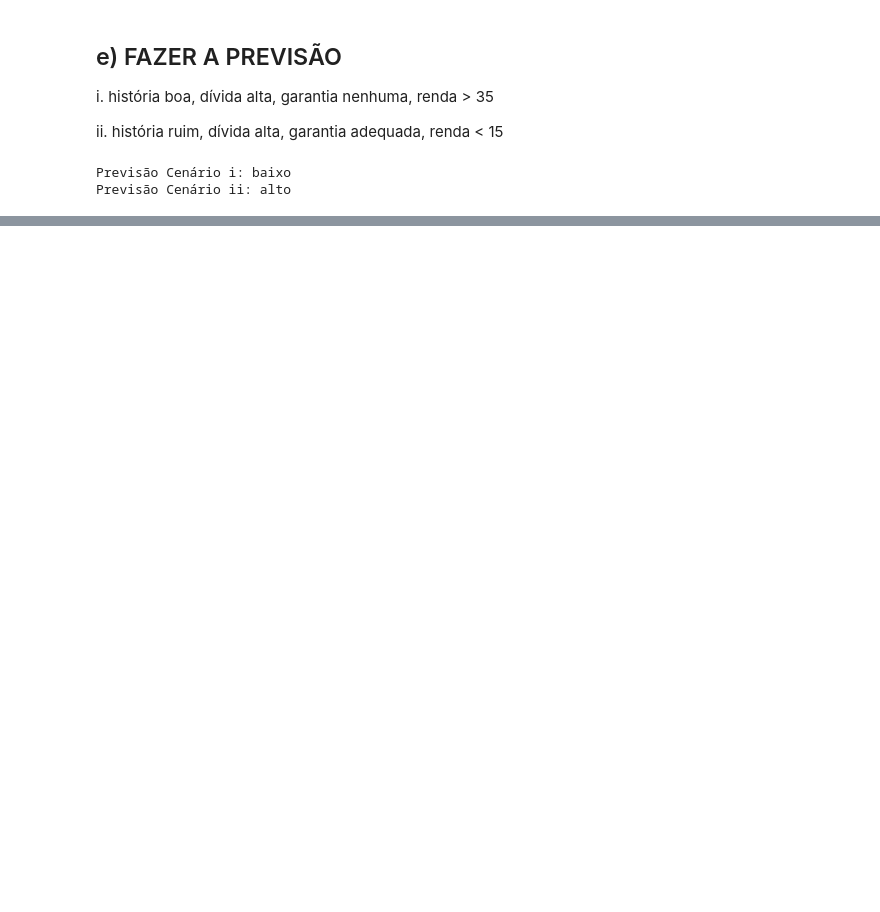
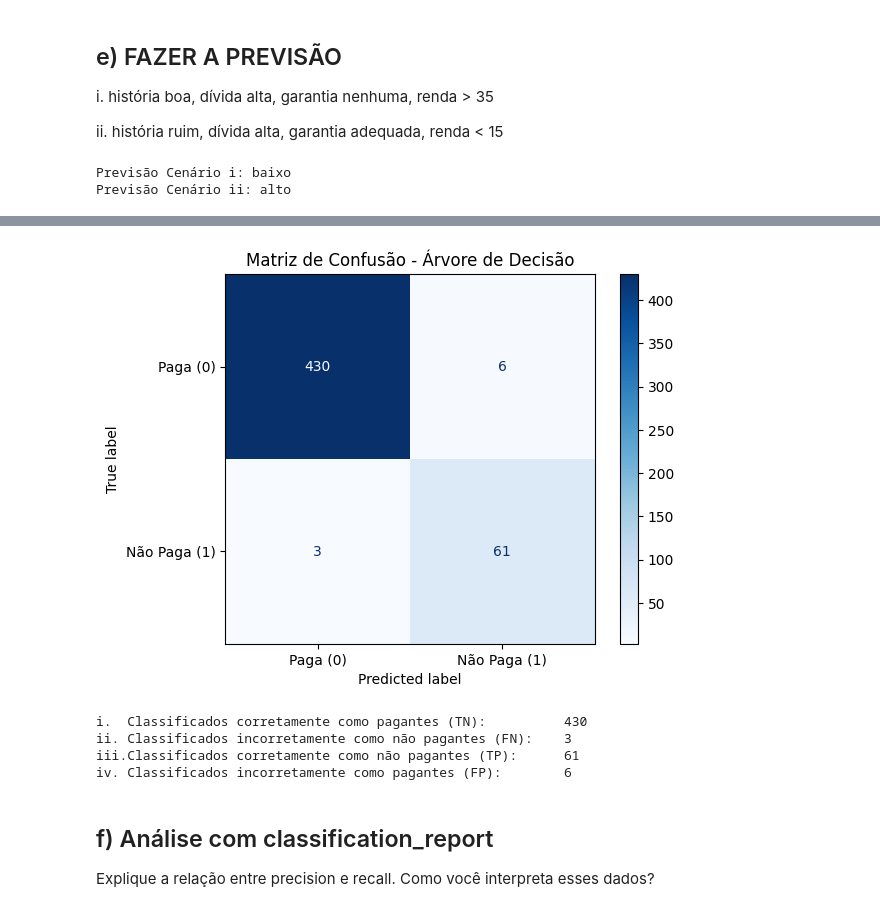
Before and after one commit to PHPacheco/Machine-learning-study, a Jupyter notebook: 3_NaiveBayes/Parte2/naive_bayes_pt2.ipynb, the cells around one changed output, grey strips where cells are left out. Drawn from its saved outputs; the diff is of its cells as text; code cells hidden in the pictures; blank space fills up the shorter version.

```diff
--- a/3_NaiveBayes/Parte2/naive_bayes_pt2.ipynb
+++ b/3_NaiveBayes/Parte2/naive_bayes_pt2.ipynb
@@ -64,0 +69,3 @@ Previsão Cenário ii: alto
+# %%
+with open('credit.pkl', 'rb') as f:
+    X_credit_treinamento, y_credit_treinamento, X_credit_teste, y_credit_teste = pickle.load(f)
@@ -64,0 +92,3 @@ Previsão Cenário ii: alto
+# %%
+arvore_credit = DecisionTreeClassifier(criterion='entropy', random_state=0)
+arvore_credit.fit(X_credit_treinamento, y_credit_treinamento)
@@ -64,0 +99,4 @@ Previsão Cenário ii: alto
+# %%
+previsoes_credit = arvore_credit.predict(X_credit_teste)
+print('Primeiras 10 previsões:', previsoes_credit[:10])
+print('Primeiros 10 valores reais:', y_credit_teste[:10])
@@ -64,0 +121,24 @@ Previsão Cenário ii: alto
+# %%
+from sklearn.metrics import confusion_matrix, ConfusionMatrixDisplay
+
+cm_matrix = confusion_matrix(y_credit_teste, previsoes_credit)
+cm_display = ConfusionMatrixDisplay(confusion_matrix=cm_matrix, display_labels=['Paga (0)', 'Não Paga (1)'])
+cm_display.plot(cmap='Blues')
+plt.title('Matriz de Confusão - Árvore de Decisão')
+plt.show()
+
+tn, fp, fn, tp = cm_matrix.ravel()
+print(f'i.  Classificados corretamente como pagantes (TN):          {tn}')
+print(f'ii. Classificados incorretamente como não pagantes (FN):    {fn}')
+print(f'iii.Classificados corretamente como não pagantes (TP):      {tp}')
+print(f'iv. Classificados incorretamente como pagantes (FP):        {fp}')
+# %% [output]
+[figure, added]
+i.  Classificados corretamente como pagantes (TN):          430
+ii. Classificados incorretamente como não pagantes (FN):    3
+iii.Classificados corretamente como não pagantes (TP):      61
+iv. Classificados incorretamente como pagantes (FP):        6
+# %% [markdown]
+## f) Análise com classification_report
+
+Explique a relação entre precision e recall. Como você interpreta esses dados?
```
Also changed, not shown: parts of 32 cells of this notebook, 2 other files.
